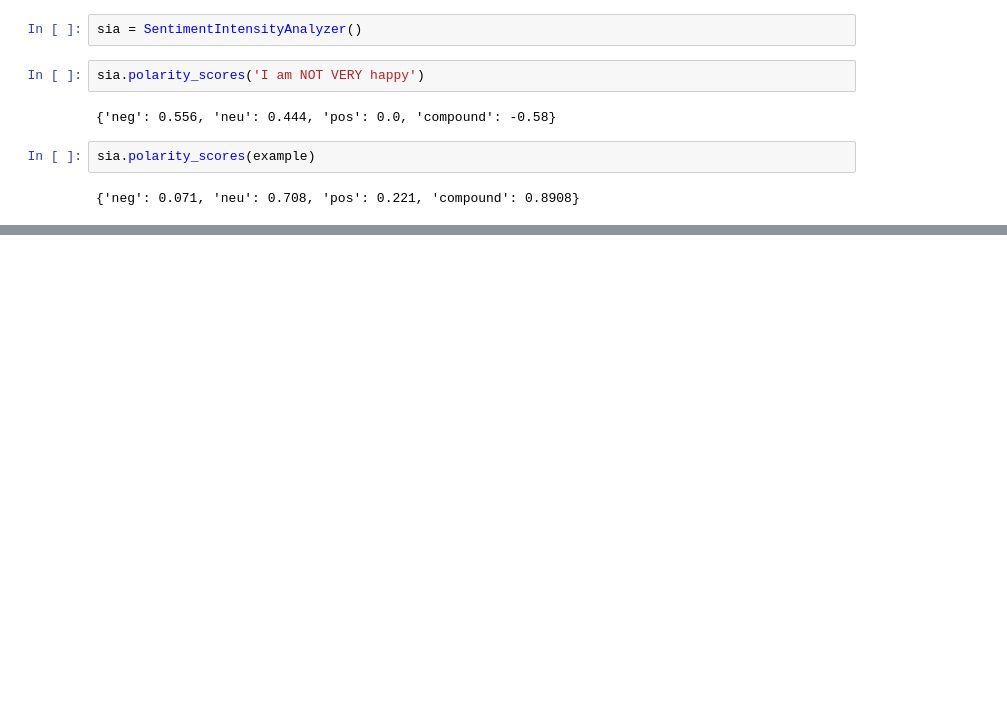
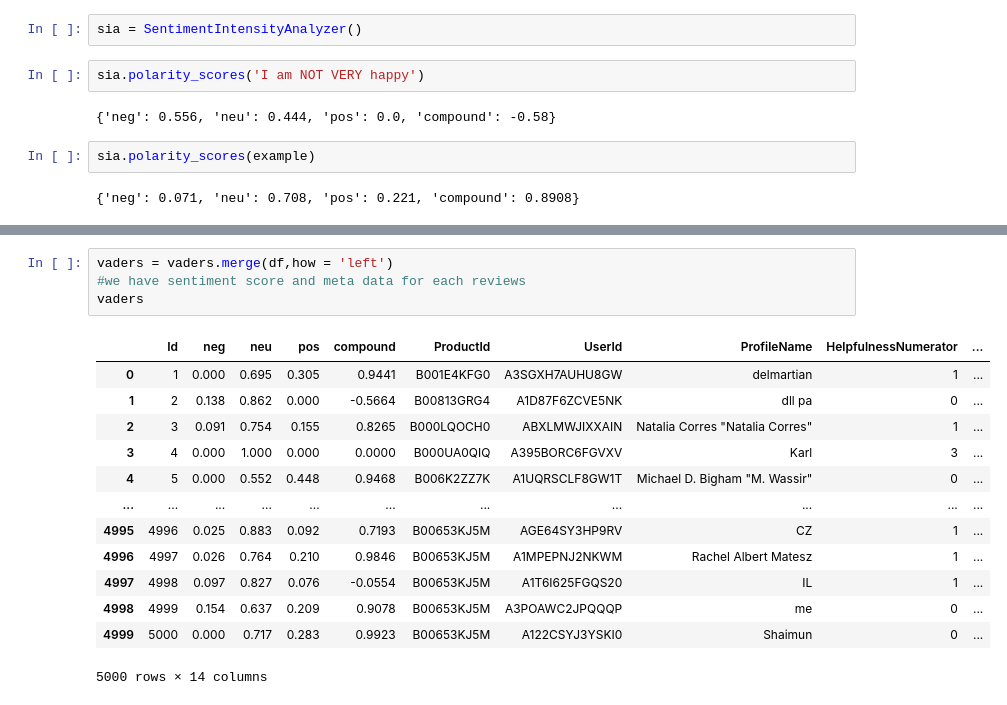
Before and after one commit to preethi-prak/AmazonReviews, a Jupyter notebook: AmazonReviews.ipynb, the cells around one changed output, grey strips where cells are left out. Drawn from its saved outputs; the diff is of its cells as text; blank space fills up the shorter version.

```diff
--- a/AmazonReviews.ipynb
+++ b/AmazonReviews.ipynb
@@ -100,0 +126,18 @@ sia.polarity_scores(example)
+# %%
+vaders = vaders.merge(df,how = 'left')
+#we have sentiment score and meta data for each reviews
+vaders
+# %% [output]
+|  | Id | neg | neu | pos | compound | ProductId | UserId | ProfileName | HelpfulnessNumerator | ... |
+| 0 | 1 | 0.000 | 0.695 | 0.305 | 0.9441 | B001E4KFG0 | A3SGXH7AUHU8GW | delmartian | 1 | ... |
+| 1 | 2 | 0.138 | 0.862 | 0.000 | -0.5664 | B00813GRG4 | A1D87F6ZCVE5NK | dll pa | 0 | ... |
+| 2 | 3 | 0.091 | 0.754 | 0.155 | 0.8265 | B000LQOCH0 | ABXLMWJIXXAIN | Natalia Corres "Natalia Corres" | 1 | ... |
+| 3 | 4 | 0.000 | 1.000 | 0.000 | 0.0000 | B000UA0QIQ | A395BORC6FGVXV | Karl | 3 | ... |
+| 4 | 5 | 0.000 | 0.552 | 0.448 | 0.9468 | B006K2ZZ7K | A1UQRSCLF8GW1T | Michael D. Bigham "M. Wassir" | 0 | ... |
+| ... | ... | ... | ... | ... | ... | ... | ... | ... | ... | ... |
+| 4995 | 4996 | 0.025 | 0.883 | 0.092 | 0.7193 | B00653KJ5M | AGE64SY3HP9RV | CZ | 1 | ... |
+| 4996 | 4997 | 0.026 | 0.764 | 0.210 | 0.9846 | B00653KJ5M | A1MPEPNJ2NKWM | Rachel Albert Matesz | 1 | ... |
+| 4997 | 4998 | 0.097 | 0.827 | 0.076 | -0.0554 | B00653KJ5M | A1T6I625FGQS20 | IL | 1 | ... |
+| 4998 | 4999 | 0.154 | 0.637 | 0.209 | 0.9078 | B00653KJ5M | A3POAWC2JPQQQP | me | 0 | ... |
+| 4999 | 5000 | 0.000 | 0.717 | 0.283 | 0.9923 | B00653KJ5M | A122CSYJ3YSKI0 | Shaimun | 0 | ... |
+5000 rows × 14 columns
```
Also changed, not shown: parts of 7 cells of this notebook.
